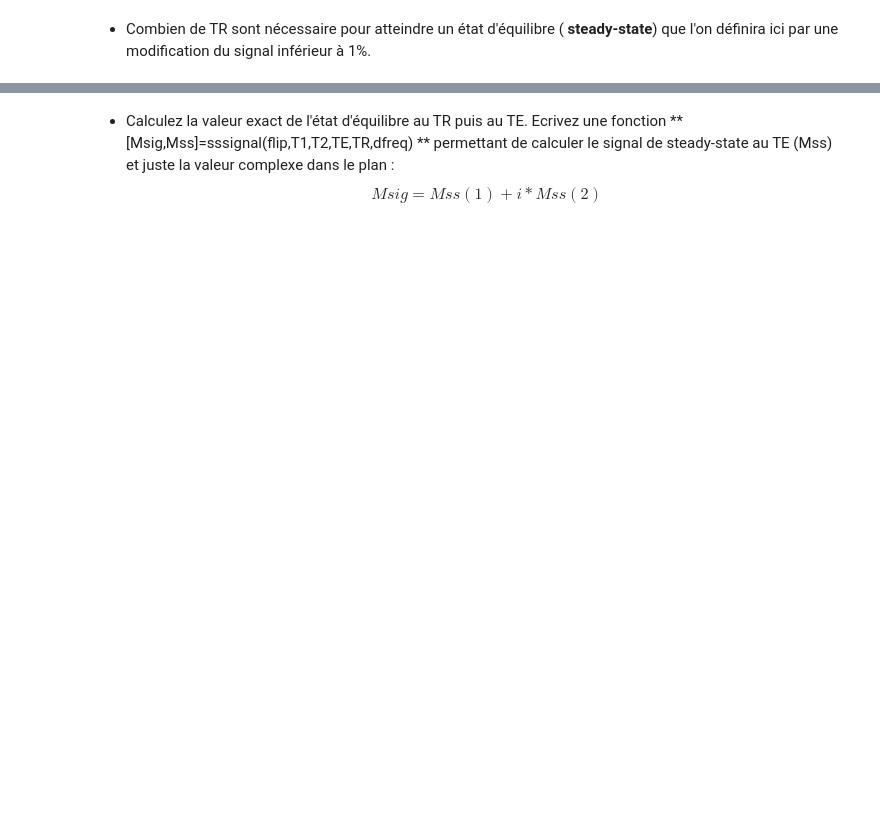
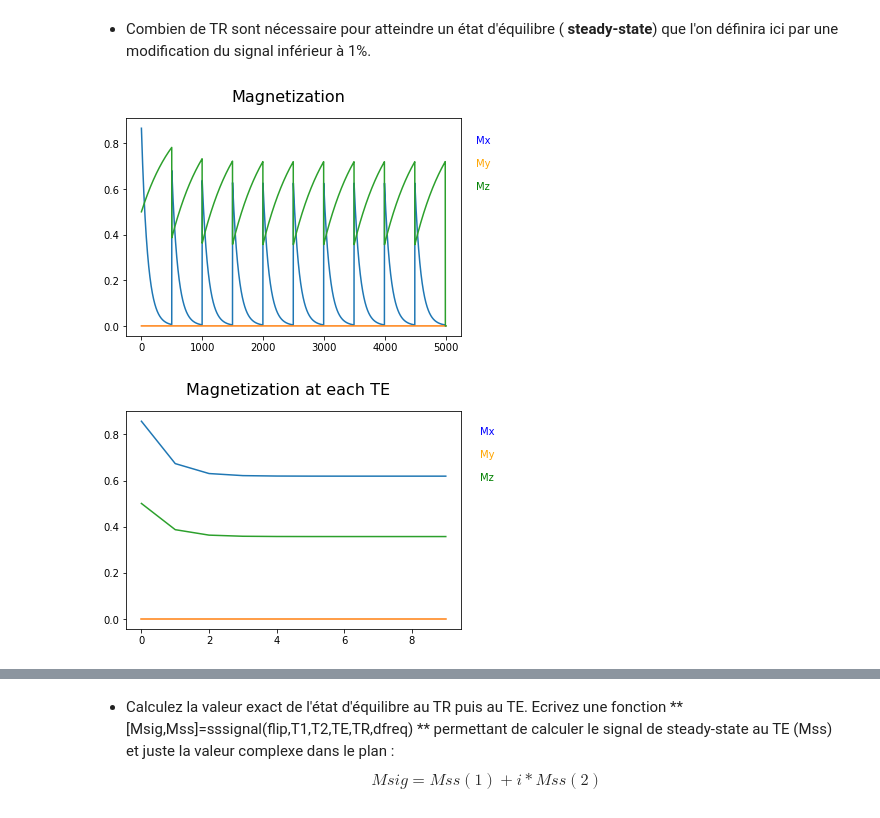
Before and after one commit to aTrotier/EDUC_MR_SIMULATION_ENSEIRB, a Jupyter notebook: jupyterlab/simulation.ipynb, the cells around one changed output, grey strips where cells are left out. Saved outputs shown, nothing was run; the diff lists cells and outputs as text; code cells hidden in the pictures; blank space fills up the shorter version.

```diff
--- a/jupyterlab/simulation.ipynb
+++ b/jupyterlab/simulation.ipynb
@@ -20,8 +20,9 @@ Validez que les fonctions fonctionnes bien (affichage d'une flèche avant et apr
 import numpy as np
 import matplotlib.pyplot as plt
 from matplotlib.pyplot import figure, plot, subplot, title, xlabel, ylabel
+from IPython.display import Markdown as md
 
-from numpy import mean, std, exp, diag, matmul, pi, cos, sin, zeros, ones, shape, floor, ceil
+from numpy import mean, std, exp, diag, matmul, pi, cos, sin, zeros, ones, shape, floor, ceil, sqrt
 from IPython.display import display
 
 import ipywidgets as widgets
@@ -67,15 +68,15 @@ def throt(theta = 0., phi=0., in_degs = True):
         phi = phi*np.pi/180.
 
 # Returns A & B function
-def freeprecess(t,T1 = 4., T2 = 0.1, df = 0):
+def freeprecess(t,T1 = 2000, T2 = 100, df = 0):
     T1 = T1 * 1.
     T2 = T2 * 1.
     t = t * 1.
 
-    phi = 2*pi*df*t
+    phi = 2*pi*df*t/1000
     E1 = np.exp(-t/T1)
     E2 = np.exp(-t/T2)
-    A = matmul(np.diag([E2, E2, E1]),zrot(phi,False))
+    A = np.diag([E2, E2, E1]) @ zrot(phi,False)
     B = np.array([0,0,1-E1])
 
     B = np.reshape(B,[3,1])
@@ -187,2 +218,65 @@ alpha = 60; % deg
 # %% [markdown]
 * Combien de TR sont nécessaire pour atteindre un état d'équilibre ( **steady-state**) que l'on définira ici par une modification du signal inférieur à 1%.
+# %%
+df = 0	# Hz off-resonance.
+T1 = 600	# ms.
+T2 = 100	# ms.
+TE = 1    #ms
+TR = 500     #ms
+alpha = pi/3      #deg
+Nex = 10	# 20 excitations.
+dT = 1 # ms
+
+def simuEchoDeGradient(df,alpha,TE,TR,dT,NEX,T1,T2):
+    Ntr = round(TR/dT)
+    M = np.zeros((3, int(Ntr*Nex))) # store magnetization along the time
+    Mte = np.zeros((3, Nex)) # store magnetization for each TE
+
+    At,Bt = freeprecess(dT,T1, T2, df)
+    Ate,Bte = freeprecess(TE,T1, T2, df)
+
+    Rflip = yrot(alpha)
+    # initiliaze aimantation along z
+    M[:,0] = np.array([0,0,1])
+
+    Mcount=0
+    for n in range(0,Nex):
+        M[:,Mcount] = Rflip @ M[:,Mcount]
+        Mte[:,n] = Ate @ M[:,Mcount] + Bte[:,0]
+
+        for k in range(0,Ntr-1):
+            Mcount = Mcount + 1
+            M[:,Mcount] = At @ M[:,Mcount-1] + Bt[:,0]
+
+    return M, Mte
+
+############# PLOT
+M, Mte = simuEchoDeGradient(df,alpha,TE,TR,dT,Nex,T1,T2)
+
+ # Plot of Mz for
+
+plot1 = plt.figure(1)
+plt.suptitle('Magnetization', fontsize=16)
+t = np.arange(0, M.shape[1] , dT)
+xpos = M.shape[1]+500
+plt.plot(t,M[0,:])
+plt.text(xpos, 0.8, 'Mx', horizontalalignment='left', color='blue')
+plt.plot(t,M[1,:])
+plt.text(xpos, 0.7, 'My', horizontalalignment='left', color='orange')
+plt.plot(t,M[2,:])
+plt.text(xpos, 0.6, 'Mz', horizontalalignment='left', color='green');
+
+
+plot1 = plt.figure(2)
+plt.suptitle('Magnetization at each TE', fontsize=16)
+t = np.arange(0, Mte.shape[1] , 1)
+xpos = Mte.shape[1]
+plt.plot(t,Mte[0,:])
+plt.text(xpos, 0.8, 'Mx', horizontalalignment='left', color='blue')
+plt.plot(t,Mte[1,:])
+plt.text(xpos, 0.7, 'My', horizontalalignment='left', color='orange')
+plt.plot(t,Mte[2,:])
+plt.text(xpos, 0.6, 'Mz', horizontalalignment='left', color='green');
+# %% [output]
+[figure, added]
+[figure, added]
```
Also changed, not shown: parts of 23 cells of this notebook.
